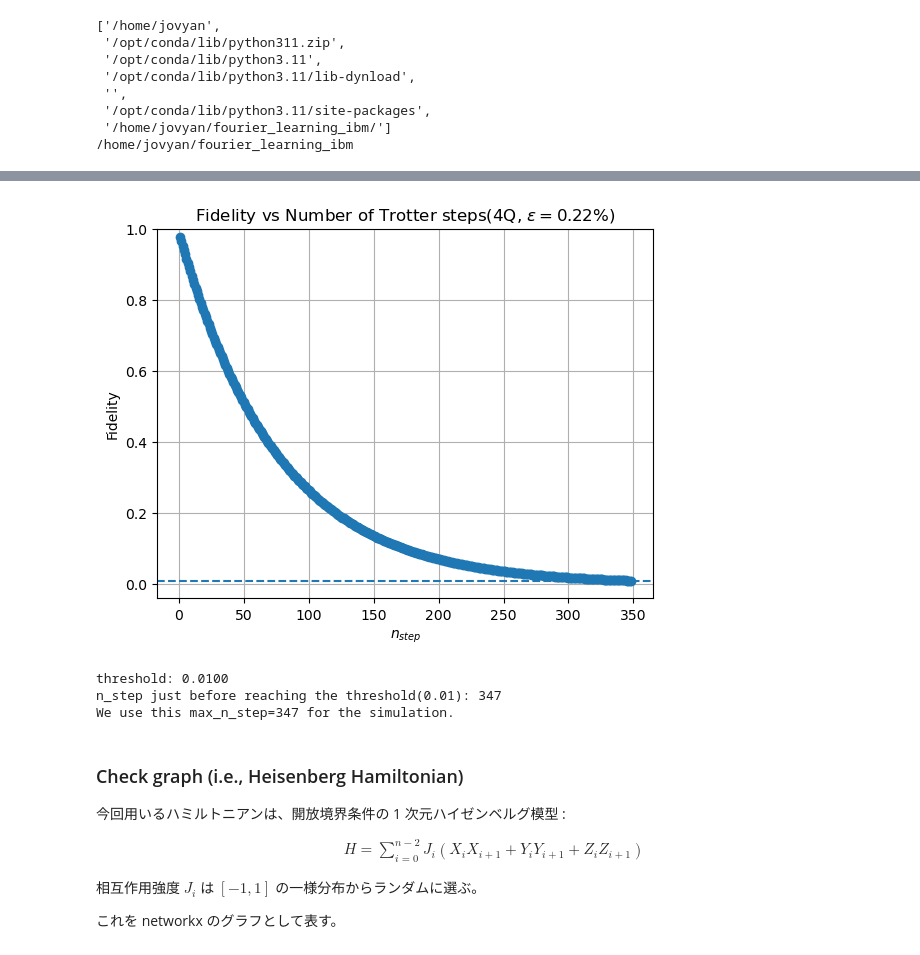
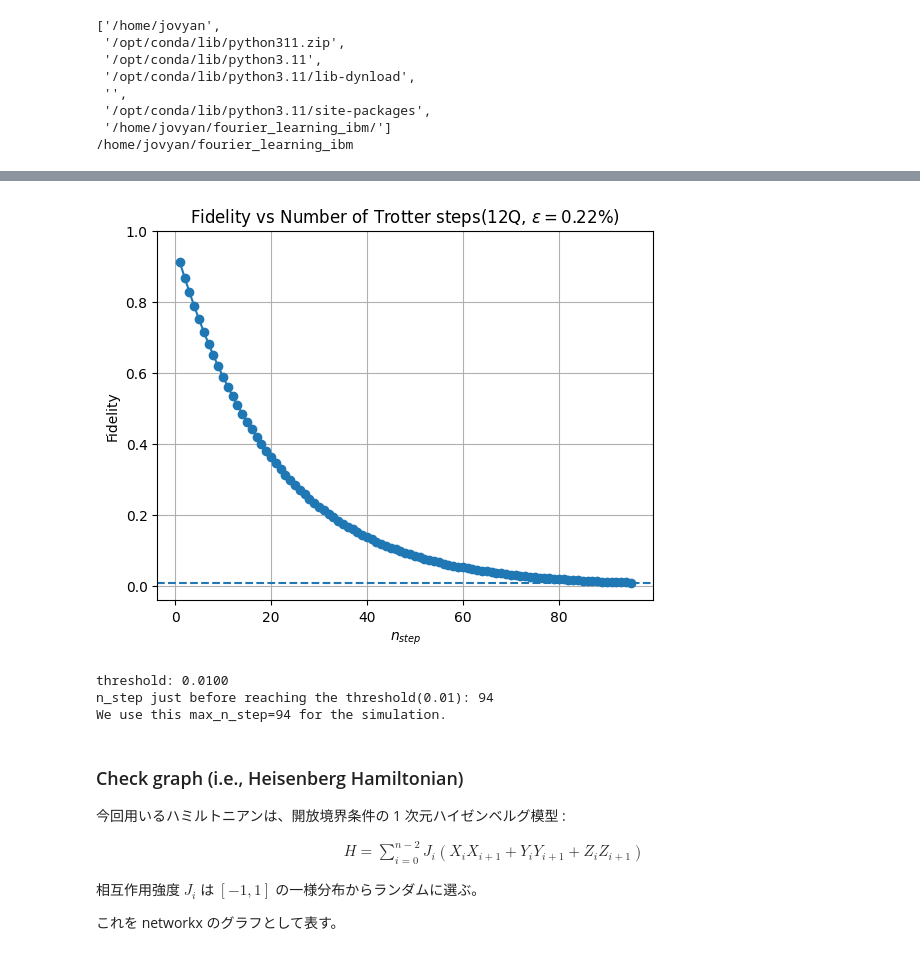
Before and after one commit to YutoMorohoshi/fourier_learning_ibm, a Jupyter notebook: get_param.ipynb, the cells around one changed output, grey strips where cells are left out. Saved outputs shown, nothing was run; the diff lists cells and outputs as text; code cells hidden in the pictures.

```diff
--- a/get_param.ipynb
+++ b/get_param.ipynb
@@ -148,7 +109,7 @@ GHZ 部分と $e^{-iHt}$ 部分を合わせて、回路全体の CNOT の個数
 
 上の式より、閾値を例えば fidelity 0.80 以上と決めれば、適切な $n_{\text{step}}$ が求められる。
 # %%
-n_qubits = 4
+n_qubits = 12
 epsilon = 0.0022
 
 threshold = 0.01
@@ -163,37 +124,37 @@ while True:
     fidelity = (1 - epsilon) ** (2 * ((n_qubits - 1) * (n_step_counter + 1) - 1))
     fidelities.append(fidelity)
     # print(f"n_step: {n_step}, fidelity: {fidelity}")
 
     # 閾値に達した場合、その直前の n_counter を n_step とする
     if fidelity < threshold and flag_threshold == False:
         max_n_step = n_step_counter - 1
         flag_threshold = True
 
     # 閾値に達したとしても、min_n_step_to_check に達していない場合は、そのまま続行
     if fidelity < threshold and n_step_counter >= min_n_step_to_check:
         break
     n_step_counter += 1
 
 plt.plot(range(1, len(fidelities) + 1), fidelities, marker="o")
 plt.xlabel(r"$n_{step}$")
 plt.ylabel("Fidelity")
 plt.grid()
 plt.axhline(y=threshold, linestyle="dashed")
 plt.ylim(min(fidelities) - 0.05, 1)
 plt.title(
     rf"Fidelity vs Number of Trotter steps({n_qubits}Q, $\epsilon={epsilon * 100}$%)"
 )
 plt.savefig(f"results/get_param/{n_qubits}Q_fidelity_vs_nstep.pdf")
 plt.show()
 
 print(f"threshold: {threshold:.4f}")
 print(f"n_step just before reaching the threshold({threshold:.2f}): {max_n_step}")
 print(rf"We use this max_n_step={max_n_step} for the simulation.")
 # %% [output]
-[figure, old version]
+[figure, new version]
 threshold: 0.0100
-n_step just before reaching the threshold(0.01): 347
-We use this max_n_step=347 for the simulation.
+n_step just before reaching the threshold(0.01): 94
+We use this max_n_step=94 for the simulation.
 # %% [markdown]
 ### Check graph (i.e., Heisenberg Hamiltonian)
 
```
Also changed, not shown: parts of 16 cells of this notebook, 10 other files.
